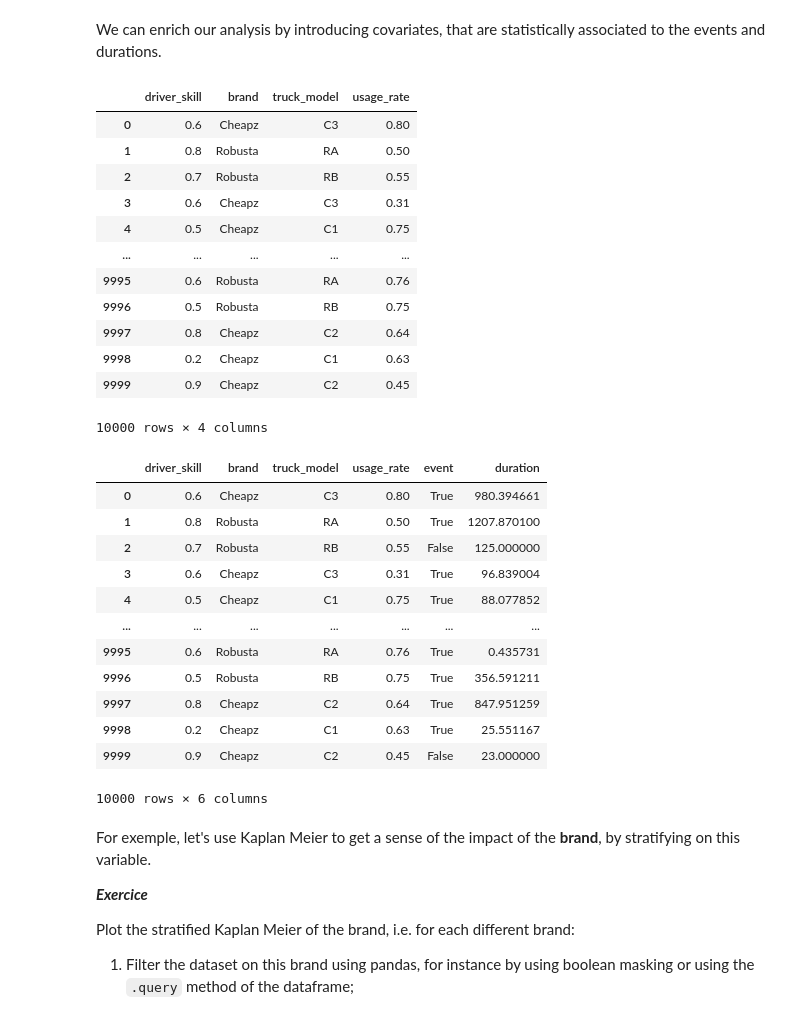
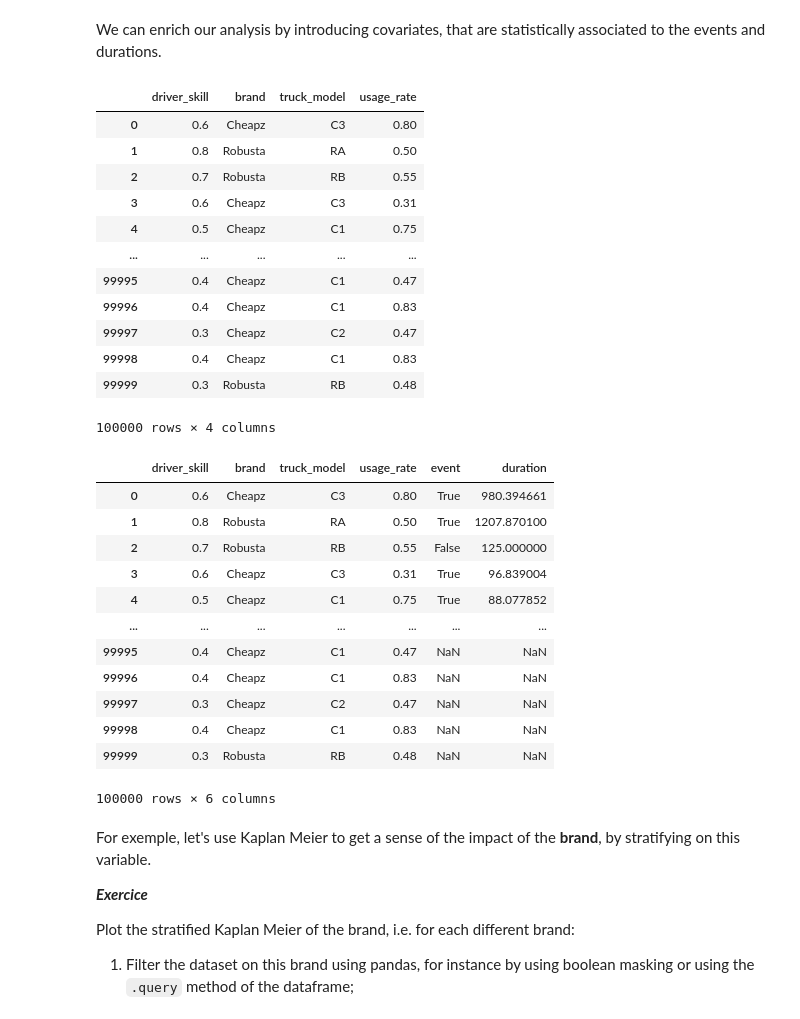
Before and after one commit to ablabark/survival-analysis-benchmark, a Jupyter notebook: notebook_survie.ipynb, the cells around one changed output. Drawn from its saved outputs; the diff is of its cells as text; code cells hidden in the pictures.

```diff
--- a/notebook_survie.ipynb
+++ b/notebook_survie.ipynb
@@ -358,22 +348,22 @@ Furthermore, not all data generating process necessarily need to reach the 0.0 p
 # %% [markdown]
 We can enrich our analysis by introducing covariates, that are statistically associated to the events and durations.
 # %%
-truck_failure_features = pd.read_parquet("truck_failure/truck_failure_10k_features.parquet")
+truck_failure_features = pd.read_parquet("Data-parquet/truck_failure_100k_features.parquet")
 truck_failure_features
 # %% [output]
 |  | driver_skill | brand | truck_model | usage_rate |
 | 0 | 0.6 | Cheapz | C3 | 0.80 |
 | 1 | 0.8 | Robusta | RA | 0.50 |
 | 2 | 0.7 | Robusta | RB | 0.55 |
 | 3 | 0.6 | Cheapz | C3 | 0.31 |
 | 4 | 0.5 | Cheapz | C1 | 0.75 |
 | ... | ... | ... | ... | ... |
-| 9995 | 0.6 | Robusta | RA | 0.76 |
-| 9996 | 0.5 | Robusta | RB | 0.75 |
-| 9997 | 0.8 | Cheapz | C2 | 0.64 |
-| 9998 | 0.2 | Cheapz | C1 | 0.63 |
-| 9999 | 0.9 | Cheapz | C2 | 0.45 |
+| 99995 | 0.4 | Cheapz | C1 | 0.47 |
+| 99996 | 0.4 | Cheapz | C1 | 0.83 |
+| 99997 | 0.3 | Cheapz | C2 | 0.47 |
+| 99998 | 0.4 | Cheapz | C1 | 0.83 |
+| 99999 | 0.3 | Robusta | RB | 0.48 |
-10000 rows × 4 columns
+100000 rows × 4 columns
 # %%
 truck_failure_features_and_events = pd.concat(
     [truck_failure_features, truck_failure_events], axis="columns"
@@ -387,12 +377,12 @@ truck_failure_features_and_events
 | 3 | 0.6 | Cheapz | C3 | 0.31 | True | 96.839004 |
 | 4 | 0.5 | Cheapz | C1 | 0.75 | True | 88.077852 |
 | ... | ... | ... | ... | ... | ... | ... |
-| 9995 | 0.6 | Robusta | RA | 0.76 | True | 0.435731 |
-| 9996 | 0.5 | Robusta | RB | 0.75 | True | 356.591211 |
-| 9997 | 0.8 | Cheapz | C2 | 0.64 | True | 847.951259 |
-| 9998 | 0.2 | Cheapz | C1 | 0.63 | True | 25.551167 |
-| 9999 | 0.9 | Cheapz | C2 | 0.45 | False | 23.000000 |
+| 99995 | 0.4 | Cheapz | C1 | 0.47 | NaN | NaN |
+| 99996 | 0.4 | Cheapz | C1 | 0.83 | NaN | NaN |
+| 99997 | 0.3 | Cheapz | C2 | 0.47 | NaN | NaN |
+| 99998 | 0.4 | Cheapz | C1 | 0.83 | NaN | NaN |
+| 99999 | 0.3 | Robusta | RB | 0.48 | NaN | NaN |
-10000 rows × 6 columns
+100000 rows × 6 columns
 # %% [markdown]
 For exemple, let's use Kaplan Meier to get a sense of the impact of the **brand**, by stratifying on this variable.
 
```
Also changed, not shown: parts of 6 cells of this notebook.
